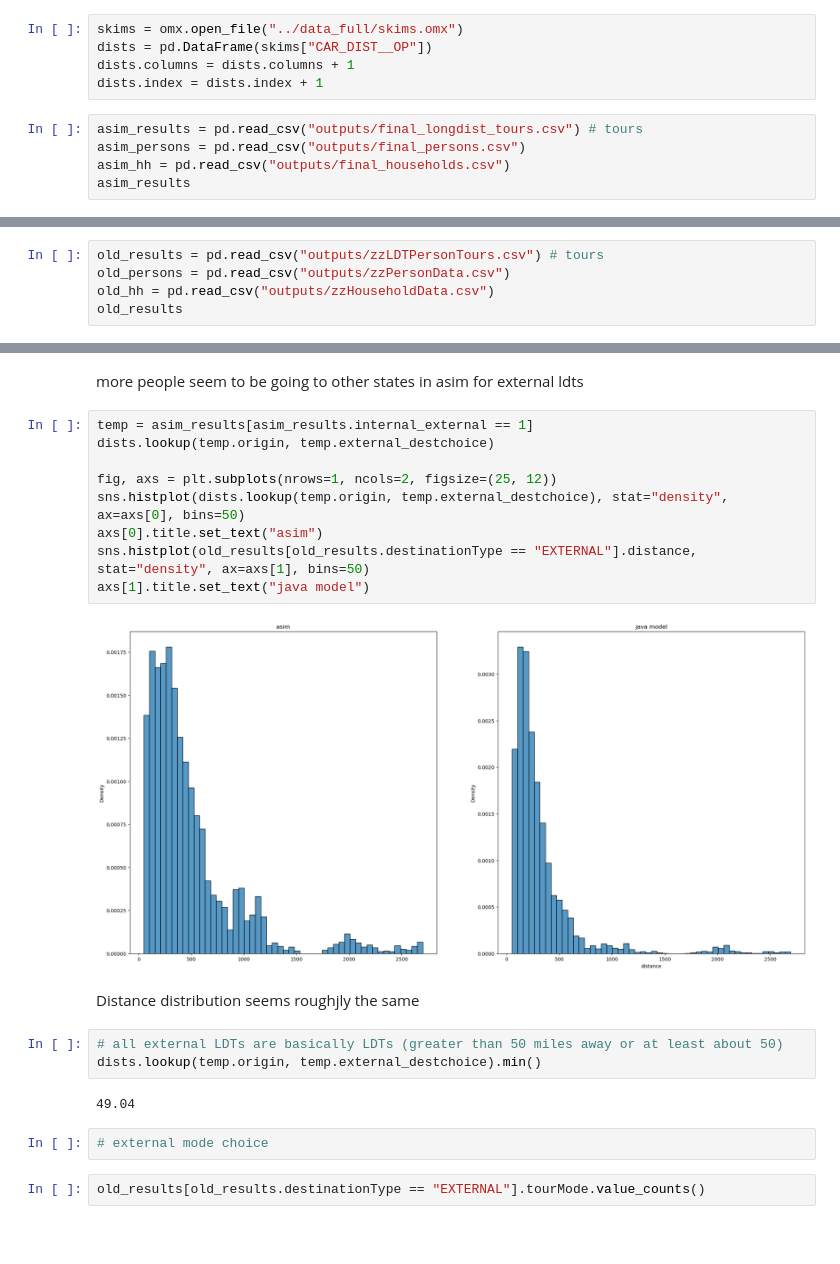
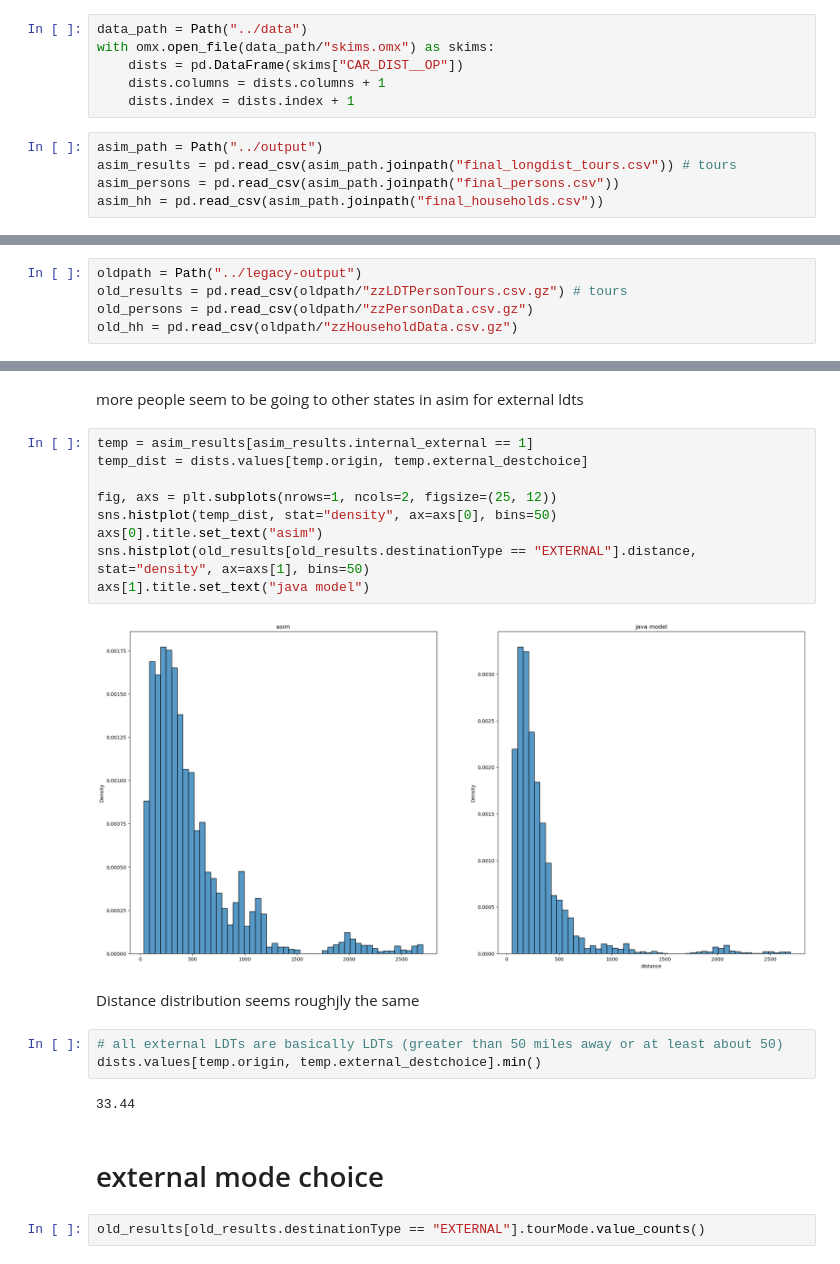
Before and after one commit to SANDAG/activitysim-cvm, a Jupyter notebook: activitysim/examples/prototype_odot_ldt/scripts/aggregate_validation.ipynb, the cells around one changed output, grey strips where cells are left out. Drawn from its saved outputs; the diff is of its cells as text; blank space fills up the shorter version.

Commit message:
more validation output

```diff
--- a/activitysim/examples/prototype_odot_ldt/scripts/aggregate_validation.ipynb
+++ b/activitysim/examples/prototype_odot_ldt/scripts/aggregate_validation.ipynb
@@ -8,12 +8,13 @@ import openmatrix as omx
 # %%
 plt.style.use("default")
 # %%
-skims = omx.open_file("../data_full/skims.omx")
-dists = pd.DataFrame(skims["CAR_DIST__OP"])
-dists.columns = dists.columns + 1
-dists.index = dists.index + 1
+data_path = Path("../data")
+with omx.open_file(data_path/"skims.omx") as skims:
+    dists = pd.DataFrame(skims["CAR_DIST__OP"])
+    dists.columns = dists.columns + 1
+    dists.index = dists.index + 1
 # %%
-asim_results = pd.read_csv("outputs/final_longdist_tours.csv") # tours
-asim_persons = pd.read_csv("outputs/final_persons.csv")
-asim_hh = pd.read_csv("outputs/final_households.csv")
-asim_results
+asim_path = Path("../output")
+asim_results = pd.read_csv(asim_path.joinpath("final_longdist_tours.csv")) # tours
+asim_persons = pd.read_csv(asim_path.joinpath("final_persons.csv"))
+asim_hh = pd.read_csv(asim_path.joinpath("final_households.csv"))
@@ -34,5 +21,5 @@ asim_results
 # %%
-old_results = pd.read_csv("outputs/zzLDTPersonTours.csv") # tours
-old_persons = pd.read_csv("outputs/zzPersonData.csv")
-old_hh = pd.read_csv("outputs/zzHouseholdData.csv")
-old_results
+oldpath = Path("../legacy-output")
+old_results = pd.read_csv(oldpath/"zzLDTPersonTours.csv.gz") # tours
+old_persons = pd.read_csv(oldpath/"zzPersonData.csv.gz")
+old_hh = pd.read_csv(oldpath/"zzHouseholdData.csv.gz")
@@ -725,24 +707,24 @@ Text(0.5, 1.0, 'old')
 more people seem to be going to other states in asim for external ldts
 # %%
 temp = asim_results[asim_results.internal_external == 1]
-dists.lookup(temp.origin, temp.external_destchoice)
+temp_dist = dists.values[temp.origin, temp.external_destchoice]
 
 fig, axs = plt.subplots(nrows=1, ncols=2, figsize=(25, 12))
-sns.histplot(dists.lookup(temp.origin, temp.external_destchoice), stat="density", ax=axs[0], bins=50)
+sns.histplot(temp_dist, stat="density", ax=axs[0], bins=50)
 axs[0].title.set_text("asim")
 sns.histplot(old_results[old_results.destinationType == "EXTERNAL"].distance, stat="density", ax=axs[1], bins=50)
 axs[1].title.set_text("java model")
 # %% [output]
-[figure, old version]
+[figure, new version]
 # %% [markdown]
 Distance distribution seems roughjly the same
 # %%
 # all external LDTs are basically LDTs (greater than 50 miles away or at least about 50)
-dists.lookup(temp.origin, temp.external_destchoice).min()
+dists.values[temp.origin, temp.external_destchoice].min()
 # %% [output]
-49.04
+33.44
-# %%
-# external mode choice
+# %% [markdown]
+# external mode choice
 # %%
 old_results[old_results.destinationType == "EXTERNAL"].tourMode.value_counts()
 # %% [output]
```
Also changed, not shown: parts of 49 cells of this notebook.
